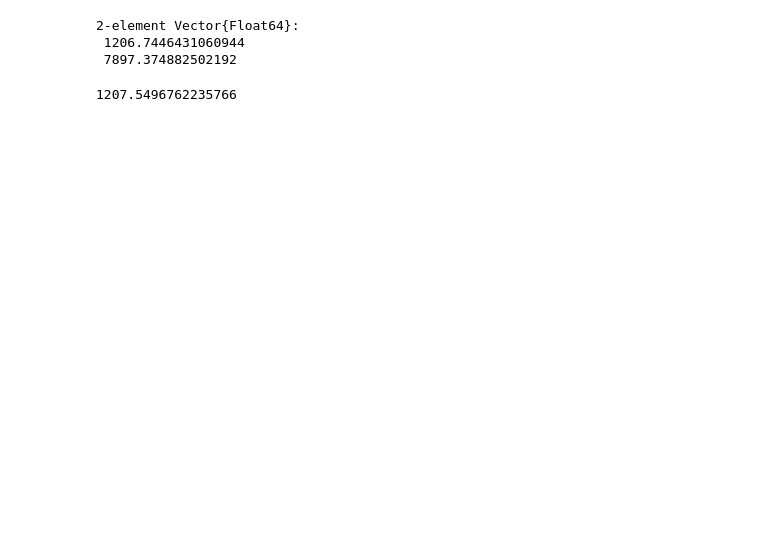
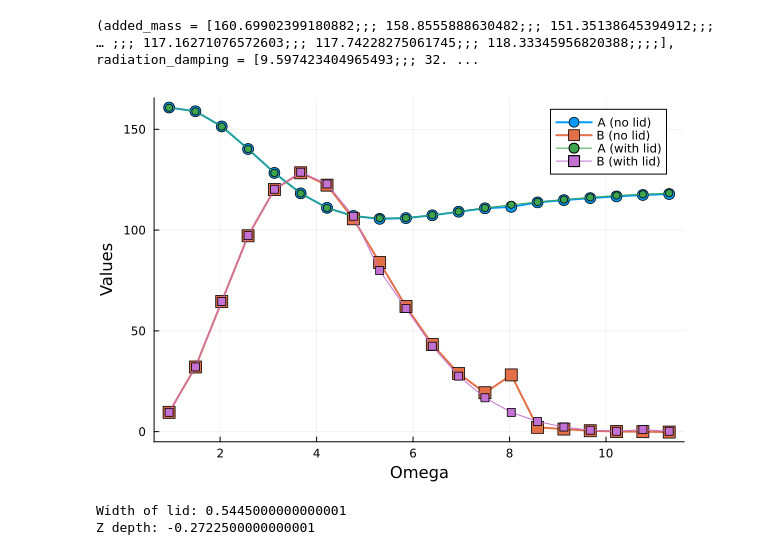
Before and after one commit to collin-treacy/MarineHydro.jl, a Jupyter notebook: dev/mesh_development_with_lid.ipynb, the cells around one changed output. Saved outputs shown, nothing was run; the diff lists cells and outputs as text; code cells hidden in the pictures; blank space fills up the shorter version.

Commit message:
made lid function, verified that irregular frequencies are removed, and looked at capytaine to get reasonable lid depth. next step is to make a compute function and compare Jacobians wit FD

```diff
--- a/dev/mesh_development_with_lid.ipynb
+++ b/dev/mesh_development_with_lid.ipynb
@@ -247,10 +260,0 @@ hydrostatic_program (generic function with 1 method)
-# %%
-hydrostatic_program(x)
-# %% [output]
-2-element Vector{Float64}:
- 1206.7446431060944
- 7897.374882502192
-# %%
-pi*(0.5^2)*1.5 * 1025
-# %% [output]
-1207.5496762235766
@@ -297,0 +261,51 @@ pi*(0.5^2)*1.5 * 1025
+# %%
+using Plots
+
+omega = 2*pi*0.3
+num_omegas = 20
+omegas = collect(range(omega/2,6*omega,length=num_omegas))
+betas = [0.0]
+
+rigid_dof_list = ["Heave"]
+rotation_center = [0.0,0.0,0.0]
+
+parameters = (wave_frequencies=omegas,
+    wave_directions=betas,
+    radiating_dofs=Symbol.(rigid_dof_list),
+    influenced_dofs=Symbol.(rigid_dof_list))
+
+# No lid
+floatingbody_no_lid = FloatingBody(ax_mesh, rigid_dof_list, rotation_center, "axisymmetric_fb")
+mhresults_no_lid = compute_hydrodynamic_coefficients(parameters, floatingbody_no_lid)
+
+# With lid
+floatingbody_with_lid = FloatingBody(ax_mesh, lid_mesh, rigid_dof_list, rotation_center, "axisymmetric_fb_with_lid")
+mhresults_with_lid = compute_hydrodynamic_coefficients(parameters, floatingbody_with_lid)
+# %% [output]
+(added_mass = [160.69902399180882;;; 158.8555888630482;;; 151.35138645394912;;; … ;;; 117.16271076572603;;; 117.74228275061745;;; 118.33345956820388;;;;], radiation_damping = [9.597423404965493;;; 32. ...
+# %%
+plot(omegas, vec(mhresults_no_lid.added_mass),
+    label="A (no lid)", xlabel="Omega", ylabel="Values",
+    linewidth=2, marker=:circle, markersize = 6)
+plot!(omegas, vec(mhresults_no_lid.radiation_damping),
+    label="B (no lid)", linewidth=2, marker=:square, markersize = 6)
+plot!(omegas, vec(mhresults_with_lid.added_mass),
+    label="A (with lid)", linewidth=1, marker=:circle, markersize = 4)
+plot!(omegas, vec(mhresults_with_lid.radiation_damping),
+    label="B (with lid)", linewidth=1, marker=:square, markersize = 4)
+# %% [output]
+[figure, added]
+# %%
+using PyCall
+cpt = pyimport("capytaine")
+
+cpt_mesh = cpt.mesh_vertical_cylinder(
+    length=draft*2, radius=radius_at_surface, center=(0, 0, 0), faces_max_radius=faces_max_radius/2,
+    ).immersed_part()
+cpt_lid_mesh = cpt_mesh.generate_lid(z=cpt_mesh.lowest_lid_position(omega_max=maximum(omegas)))
+width_of_lid = 2*maximum(cpt_lid_mesh.vertices[:,1])
+println("Width of lid: $width_of_lid")
+println("Z depth: $(cpt_lid_mesh.vertices[1,1])")
+# %% [output]
+Width of lid: 0.5445000000000001
+Z depth: -0.2722500000000001
```
Also changed, not shown: parts of 17 cells of this notebook, 3 other files.
